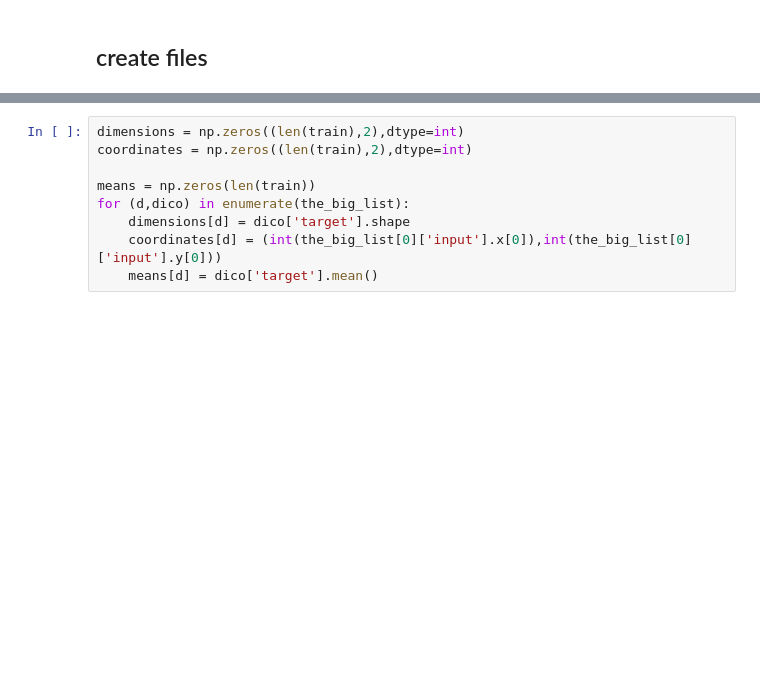
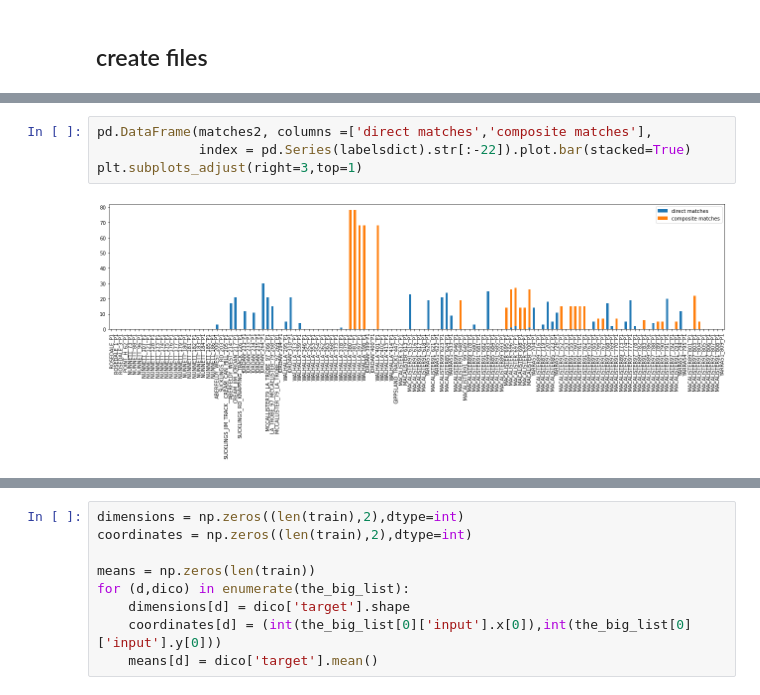
Before and after one commit to rubenfh/2021-Better-Working-World-Data-Challenge, a Jupyter notebook: notebooks/03_EY_challenge1/CleanDataExtraction.ipynb, the cells around one changed output, grey strips where cells are left out. Saved outputs shown, nothing was run; the diff lists cells and outputs as text; blank space fills up the shorter version.

```diff
--- a/notebooks/03_EY_challenge1/CleanDataExtraction.ipynb
+++ b/notebooks/03_EY_challenge1/CleanDataExtraction.ipynb
@@ -259,0 +330,6 @@ new_gdf.crs = 'epsg:28355'
+# %%
+pd.DataFrame(matches2, columns =['direct matches','composite matches'],
+             index = pd.Series(labelsdict).str[:-22]).plot.bar(stacked=True)
+plt.subplots_adjust(right=3,top=1)
+# %% [output]
+[figure, added]
```
Also changed, not shown: parts of 28 cells of this notebook, 1 other file.
